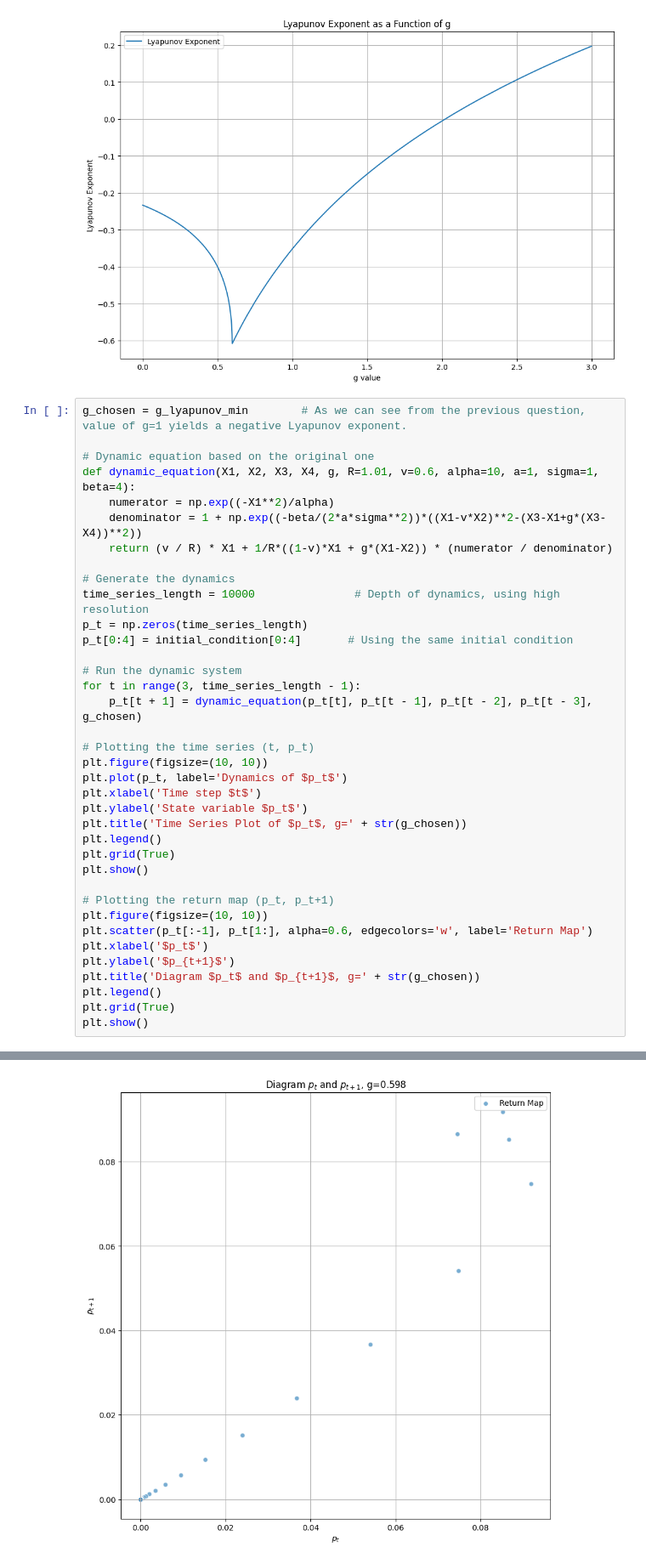
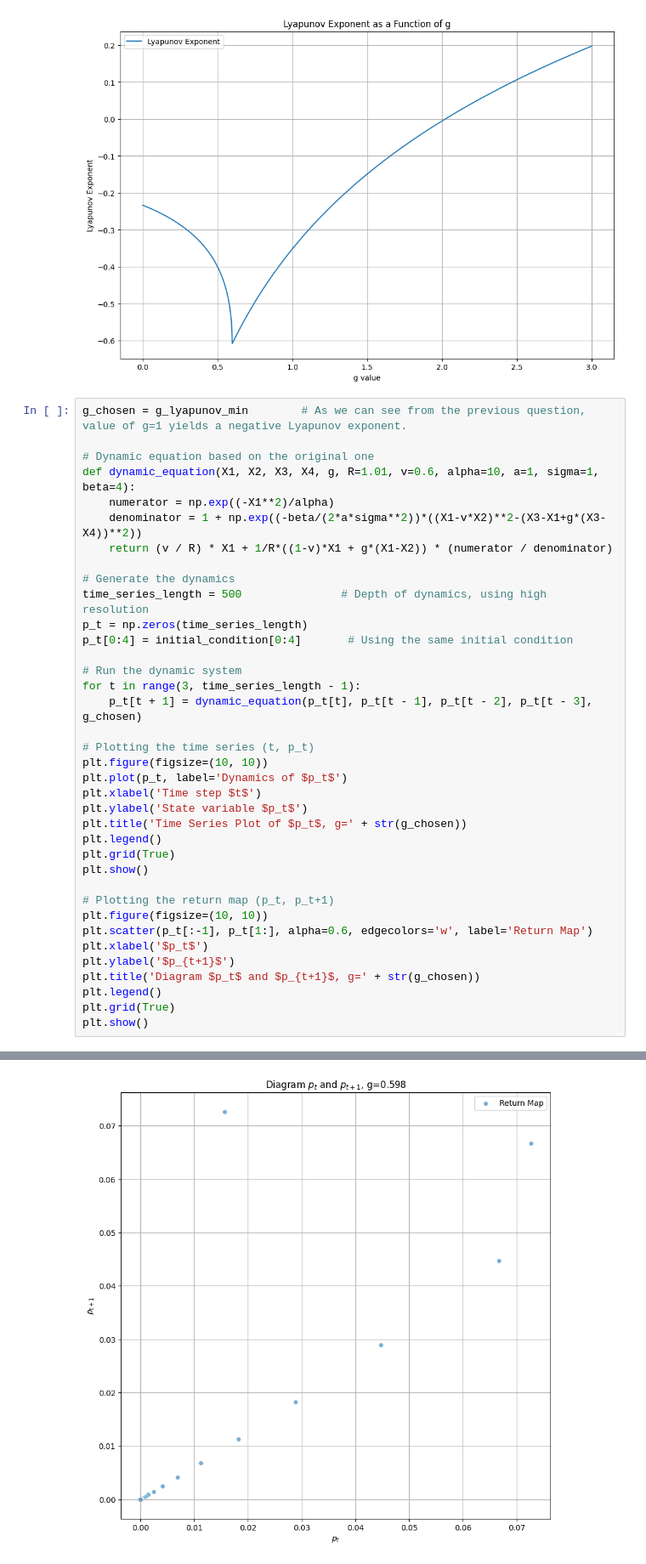
Before and after one commit to pmchrist/CED-1-Assignments, a Jupyter notebook: Assignment_2/Q5.ipynb, the cells around one changed output, grey strips where cells are left out. Shown at 85% size. Saved outputs shown, nothing was run; the diff lists cells and outputs as text.

```diff
--- a/Assignment_2/Q5.ipynb
+++ b/Assignment_2/Q5.ipynb
@@ -71,7 +71,7 @@ def dynamic_equation(X1, X2, X3, X4, g, R=1.01, v=0.6, alpha=10, a=1, sigma=1, b
     return (v / R) * X1 + 1/R*((1-v)*X1 + g*(X1-X2)) * (numerator / denominator)
 
 # Generate the dynamics
-time_series_length = 10000               # Depth of dynamics, using high resolution
+time_series_length = 500               # Depth of dynamics, using high resolution
 p_t = np.zeros(time_series_length)
 p_t[0:4] = initial_condition[0:4]       # Using the same initial condition
 
@@ -103 +103 @@ plt.show()
-[figure, old version]
+[figure, new version]
```
Also changed, not shown: parts of 2 cells of this notebook.
